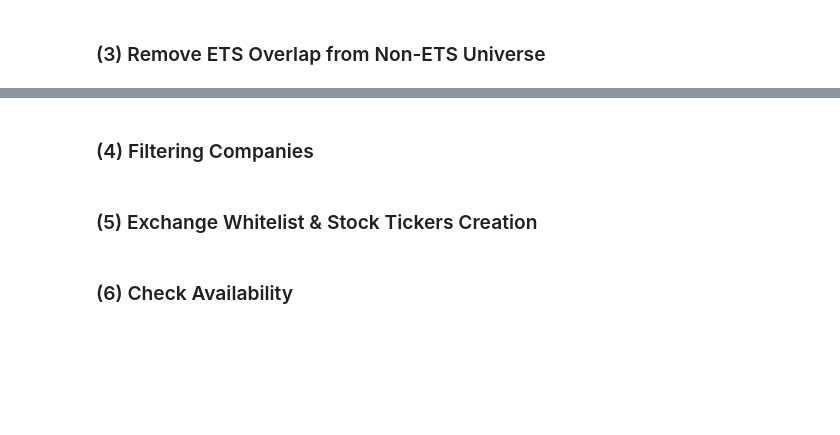
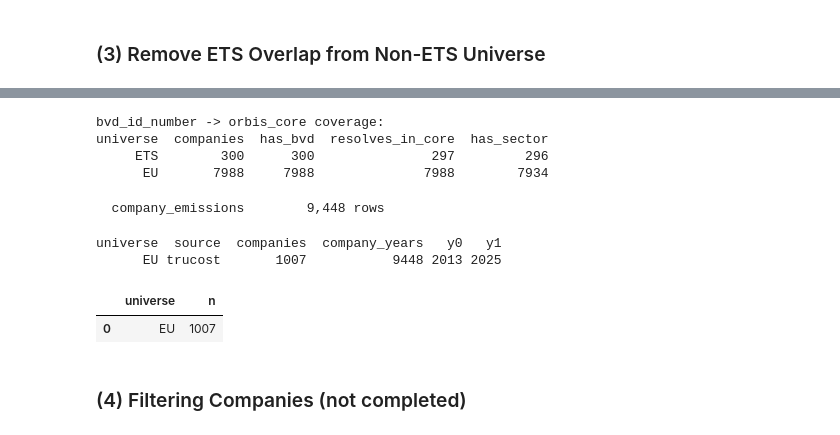
Before and after one commit to salinela/carbon-portfolio-project-v2, a Jupyter notebook: notebooks/02_entity_resolution_sample_construction.ipynb, the cells around one changed output, grey strips where cells are left out. Saved outputs shown, nothing was run; the diff lists cells and outputs as text; code cells hidden in the pictures; blank space fills up the shorter version.

Commit message:
Add notebook 02, schema, and db module; complete gitignore

```diff
--- a/notebooks/02_entity_resolution_sample_construction.ipynb
+++ b/notebooks/02_entity_resolution_sample_construction.ipynb
@@ -1052,0 +1291,7 @@ signals                 — to be built — keyed on (bvd_id, date)
+# %%
+DB     = '/Users/admin/Desktop/carbon-portfolio-project-v2/data/carbon.db'
+SCHEMA = '/Users/admin/Desktop/carbon-portfolio-project-v2/sql/schema.sql'
+# %%
+# %%
+con = init_db(db_path=DB, schema_path=SCHEMA, drop_existing=True)
+print("Loading:")
@@ -1052,0 +1448,35 @@ signals                 — to be built — keyed on (bvd_id, date)
+# %%
+# report FK coverage: EU should be ~complete, ETS partial (CIQ-only parents)
+print("\nbvd_id_number -> orbis_core coverage:")
+print(pd.read_sql("""
+    SELECT m.universe,
+           COUNT(*)                                             AS companies,
+           SUM(m.bvd_id_number IS NOT NULL)                     AS has_bvd,
+           SUM(c.bvd_id_number IS NOT NULL)                     AS resolves_in_core,
+           SUM(m.sector IS NOT NULL)                            AS has_sector
+    FROM master_company_list m
+    LEFT JOIN orbis_core c ON c.bvd_id_number = m.bvd_id_number
+    GROUP BY m.universe
+""", con).to_string(index=False))
+# %% [output]
+bvd_id_number -> orbis_core coverage:
+universe  companies  has_bvd  resolves_in_core  has_sector
+     ETS        300      300               297         296
+      EU       7988     7988              7988        7934
+# %%
+# %%
+# %% Load Trucost (non-ETS) Scope 1 into company_emissions
+# Run after ghg_isin_merge.py (produces eu_ghg) and the DB is initialised.
+
+trucost = (eu_ghg[eu_ghg['in_universe'] == True]
+           .rename(columns={'isin': 'company_id',
+                            'Year': 'year',
+                            'Absolute GHG Scope 1': 'scope1_emissions'})
+           .loc[:, ['company_id', 'year', 'scope1_emissions']]
+           .dropna(subset=['company_id', 'year'])
+           .drop_duplicates(['company_id', 'year']))       # one row per company-year
+trucost['source'] = 'trucost'
+
+load_table(con, trucost, 'company_emissions')
+# %% [output]
+  company_emissions        9,448 rows
@@ -1053,7 +1491,24 @@ signals                 — to be built — keyed on (bvd_id, date)
+# %%
+print(pd.read_sql("""
+    SELECT m.universe, ce.source, COUNT(DISTINCT ce.company_id) AS companies,
+           COUNT(*) AS company_years, MIN(ce.year) AS y0, MAX(ce.year) AS y1
+    FROM company_emissions ce
+    JOIN master_company_list m ON m.company_id = ce.company_id
+    GROUP BY m.universe, ce.source
+""", con).to_string(index=False))
+# %% [output]
+universe  source  companies  company_years   y0   y1
+      EU trucost       1007           9448 2013 2025
+# %%
+# the 4 sanity views
+pd.read_sql("SELECT * FROM v_universe_summary LIMIT 5", con)
+# emissions actually joins to companies
+pd.read_sql("""SELECT m.universe, COUNT(DISTINCT ce.company_id) n
+               FROM company_emissions ce JOIN master_company_list m
+               ON m.company_id=ce.company_id GROUP BY m.universe""", con)
+# %% [output]
+|  | universe | n |
+| 0 | EU | 1007 |
 # %% [markdown]
-### (4) Filtering Companies
+### (4) Filtering Companies (not completed)
-# %% [markdown]
-### (5) Exchange Whitelist & Stock Tickers Creation
-# %% [markdown]
-### (6) Check Availability
 # %% [markdown]
```
Also changed, not shown: parts of 50 cells of this notebook, 3 other files.
